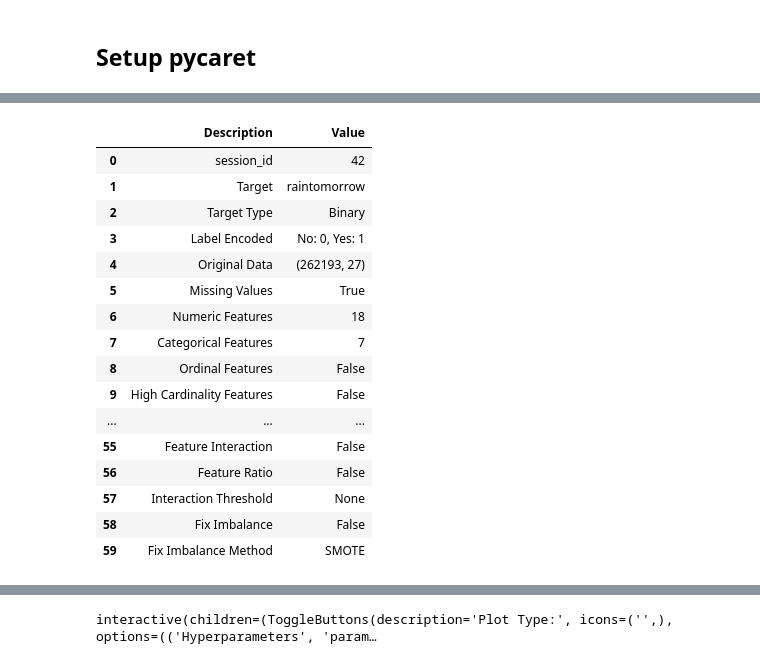
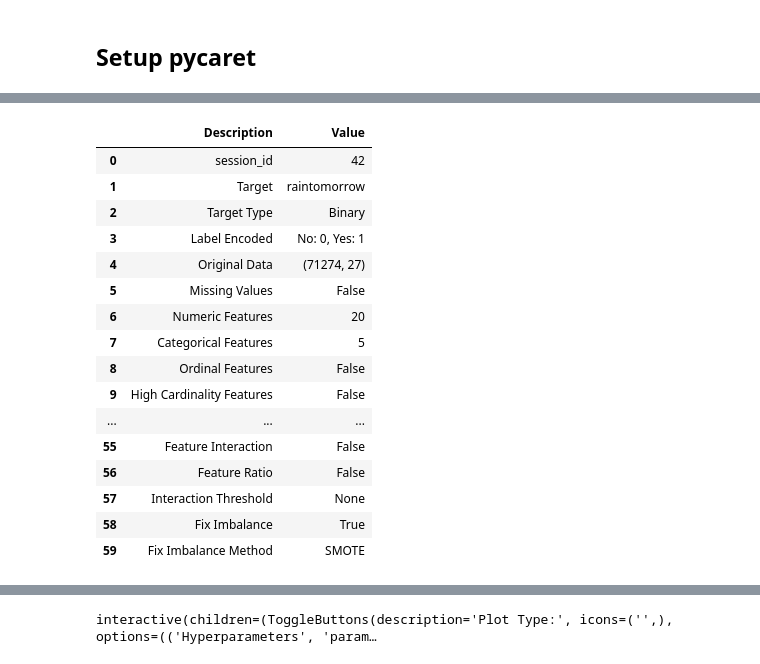
Before and after one commit to Lucascapdeville/weather_prediction, a Jupyter notebook: weather_prediction.ipynb, the cells around one changed output, grey strips where cells are left out. Drawn from its saved outputs; the diff is of its cells as text; code cells hidden in the pictures.

```diff
--- a/weather_prediction.ipynb
+++ b/weather_prediction.ipynb
@@ -59,0 +85,3 @@ wind_rain.head()
+# %%
+humidity9am = wind_rain[wind_rain['humidity'].isna()]['humidity9am']
+wind_rain.loc[wind_rain['humidity'].isna(),'humidity'] = humidity9am
@@ -59,0 +92,3 @@ wind_rain.head()
+# %%
+pressure3pm = wind_rain[wind_rain['pressure9am'].isna()]['pressure3pm']
+wind_rain.loc[wind_rain['pressure9am'].isna(),'pressure9am'] = pressure3pm
@@ -59,0 +97,3 @@ wind_rain.head()
+# %%
+pressure9am = wind_rain[wind_rain['pressure3pm'].isna()]['pressure9am']
+wind_rain.loc[wind_rain['pressure3pm'].isna(),'pressure3pm'] = pressure9am
@@ -59,0 +116,2 @@ wind_rain.head()
+# %%
+wind_rain.dropna(inplace=True)
@@ -68,22 +146,22 @@ from pycaret.classification import *
 # %%
-classification = setup(data = wind_rain,target = 'raintomorrow', session_id=42)
+classification = setup(data = wind_rain,target = 'raintomorrow', session_id=42,fix_imbalance = True,remove_outliers= True,unknown_categorical_method= 'most_frequent')
 # %% [output]
 |  | Description | Value |
 | 0 | session_id | 42 |
 | 1 | Target | raintomorrow |
 | 2 | Target Type | Binary |
 | 3 | Label Encoded | No: 0, Yes: 1 |
-| 4 | Original Data | (262193, 27) |
-| 5 | Missing Values | True |
-| 6 | Numeric Features | 18 |
-| 7 | Categorical Features | 7 |
+| 4 | Original Data | (71274, 27) |
+| 5 | Missing Values | False |
+| 6 | Numeric Features | 20 |
+| 7 | Categorical Features | 5 |
 | 8 | Ordinal Features | False |
 | 9 | High Cardinality Features | False |
 | ... | ... | ... |
 | 55 | Feature Interaction | False |
 | 56 | Feature Ratio | False |
 | 57 | Interaction Threshold | None |
-| 58 | Fix Imbalance | False |
+| 58 | Fix Imbalance | True |
 | 59 | Fix Imbalance Method | SMOTE |
 # %%
 best_model = compare_models()
```
Also changed, not shown: parts of 14 cells of this notebook.
